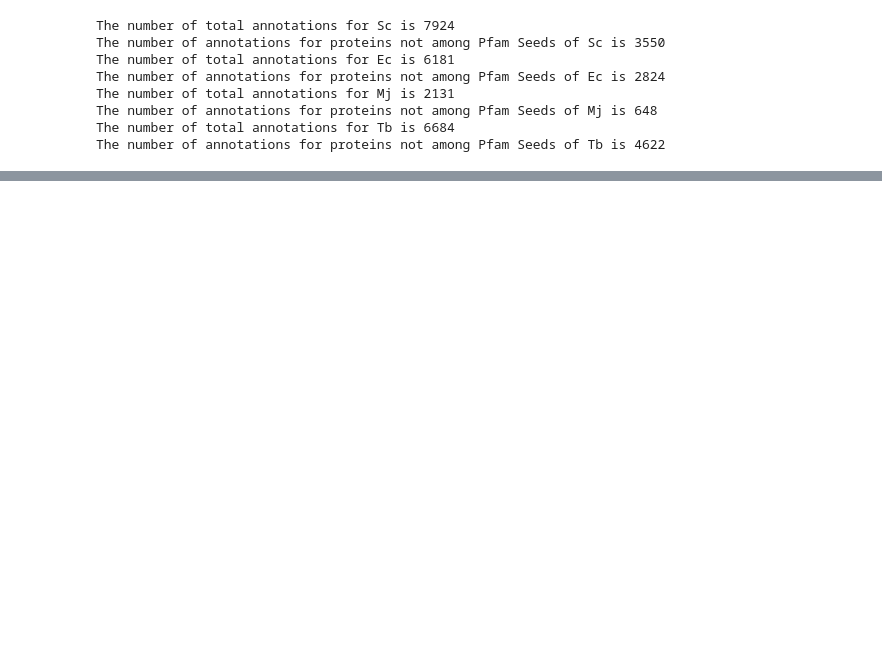
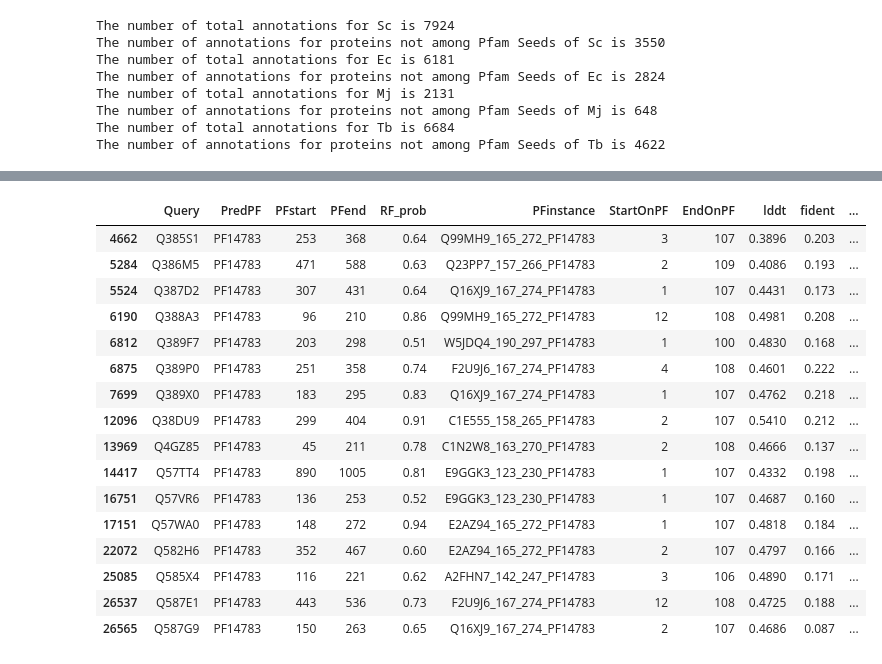
Before and after one commit to Pooryamb/FDASS, a Jupyter notebook: scripts/TrainingAndBenchmarking.ipynb, the cells around one changed output, grey strips where cells are left out. Saved outputs shown, nothing was run; the diff lists cells and outputs as text; code cells hidden in the pictures; blank space fills up the shorter version.

```diff
--- a/scripts/TrainingAndBenchmarking.ipynb
+++ b/scripts/TrainingAndBenchmarking.ipynb
@@ -406,17 +371,12 @@ Index(['query', 'PredPF', 'qstart', 'qend', 'RF_prob', 'PredLabel', 'fident',
-# %%
-NewlyAnn.columns
-#NewlyAnn = NewlyAnn[['query', 'PredPF', 'qstart', 'qend', 'RF_prob','target', 'fident', 'alnlen', 'MismatchRatio', 'GapOpenRatio', 'tlen', 'bits',
-#       'alntmscore', 'FracOfPf', 'p_evalue',  'tstart',
-#       'tend', 'qlen', 'PF', 'PFstart', 'PFend',
-#       'evalue', 'Status', 'PredLabel']]
-NewlyAnn = NewlyAnn[['query', 'PredPF', 'qstart', 'qend', 'RF_prob', 'fident', 'alnlen', 'MismatchRatio', 'GapOpenRatio', 'tlen', 'bits',
-       'alntmscore', 'FracOfPf', 'p_evalue']]
-# %%
-NewlyAnn.columns = ['Query', 'PredPF', 'Qstart', 'Qend', 'RF_prob',
-                    #'PFinstance',
-                    'fident', 'alnlen', 'nmismatch', 'ngapopen', 'PFlen', 'bit score',
-       'alntmscore', 'pfcov', 'p_evalue',
-                   # 'InstanceStart','InstanceEnd',
-                    #'Qlen'
-                   ]
+# %%
+def SelectingAndEditingCols(AnnDF):
+    AnnDF = AnnDF[['query', 'PredPF', 'qstart', 'qend', 'RF_prob', 'target', 'tstart',
+       'tend', 'lddt', 'fident', 'alnlen', 'MismatchRatio', 'GapOpenRatio',
+       'tlen', 'bits', 'alntmscore', 'FracOfPf', 'p_evalue']]
+    AnnDF.columns = ['Query', 'PredPF', 'PFstart', 'PFend', 'RF_prob', 'PFinstance', 'StartOnPF',
+       'EndOnPF', 'lddt', 'fident', 'alnlen', 'MismatchRatio', 'GapOpenRatio',
+       'PFlen', 'bits', 'alntmscore', 'PFcov', 'p_evalue']
+    return AnnDF
+# %%
+NewlyAnn= SelectingAndEditingCols(NewlyAnn)
 # %%
@@ -438,0 +419,20 @@ Name: PredPF, dtype: int64
+# %%
+NewlyAnn[NewlyAnn["PredPF"]=="PF14783"]
+# %% [output]
+|  | Query | PredPF | PFstart | PFend | RF_prob | PFinstance | StartOnPF | EndOnPF | lddt | fident | ... |
+| 4662 | Q385S1 | PF14783 | 253 | 368 | 0.64 | Q99MH9_165_272_PF14783 | 3 | 107 | 0.3896 | 0.203 | ... |
+| 5284 | Q386M5 | PF14783 | 471 | 588 | 0.63 | Q23PP7_157_266_PF14783 | 2 | 109 | 0.4086 | 0.193 | ... |
+| 5524 | Q387D2 | PF14783 | 307 | 431 | 0.64 | Q16XJ9_167_274_PF14783 | 1 | 107 | 0.4431 | 0.173 | ... |
+| 6190 | Q388A3 | PF14783 | 96 | 210 | 0.86 | Q99MH9_165_272_PF14783 | 12 | 108 | 0.4981 | 0.208 | ... |
+| 6812 | Q389F7 | PF14783 | 203 | 298 | 0.51 | W5JDQ4_190_297_PF14783 | 1 | 100 | 0.4830 | 0.168 | ... |
+| 6875 | Q389P0 | PF14783 | 251 | 358 | 0.74 | F2U9J6_167_274_PF14783 | 4 | 108 | 0.4601 | 0.222 | ... |
+| 7699 | Q389X0 | PF14783 | 183 | 295 | 0.83 | Q16XJ9_167_274_PF14783 | 1 | 107 | 0.4762 | 0.218 | ... |
+| 12096 | Q38DU9 | PF14783 | 299 | 404 | 0.91 | C1E555_158_265_PF14783 | 2 | 107 | 0.5410 | 0.212 | ... |
+| 13969 | Q4GZ85 | PF14783 | 45 | 211 | 0.78 | C1N2W8_163_270_PF14783 | 2 | 108 | 0.4666 | 0.137 | ... |
+| 14417 | Q57TT4 | PF14783 | 890 | 1005 | 0.81 | E9GGK3_123_230_PF14783 | 1 | 107 | 0.4332 | 0.198 | ... |
+| 16751 | Q57VR6 | PF14783 | 136 | 253 | 0.52 | E9GGK3_123_230_PF14783 | 1 | 107 | 0.4687 | 0.160 | ... |
+| 17151 | Q57WA0 | PF14783 | 148 | 272 | 0.94 | E2AZ94_165_272_PF14783 | 1 | 107 | 0.4818 | 0.184 | ... |
+| 22072 | Q582H6 | PF14783 | 352 | 467 | 0.60 | E2AZ94_165_272_PF14783 | 2 | 107 | 0.4797 | 0.166 | ... |
+| 25085 | Q585X4 | PF14783 | 116 | 221 | 0.62 | A2FHN7_142_247_PF14783 | 3 | 106 | 0.4890 | 0.171 | ... |
+| 26537 | Q587E1 | PF14783 | 443 | 536 | 0.73 | F2U9J6_167_274_PF14783 | 12 | 108 | 0.4725 | 0.188 | ... |
+| 26565 | Q587G9 | PF14783 | 150 | 263 | 0.65 | Q16XJ9_167_274_PF14783 | 2 | 107 | 0.4686 | 0.087 | ... |
```
Also changed, not shown: parts of 46 cells of this notebook.
